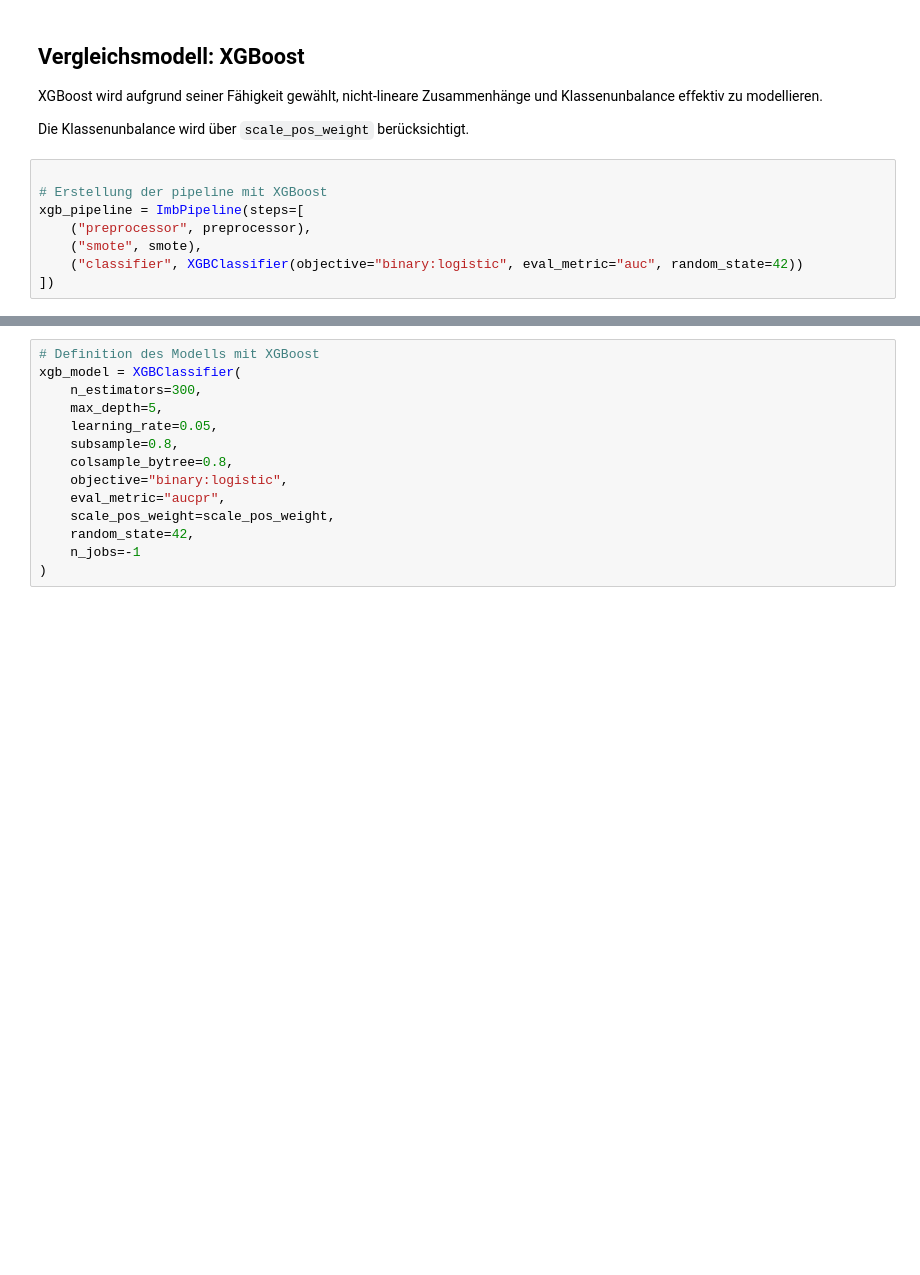
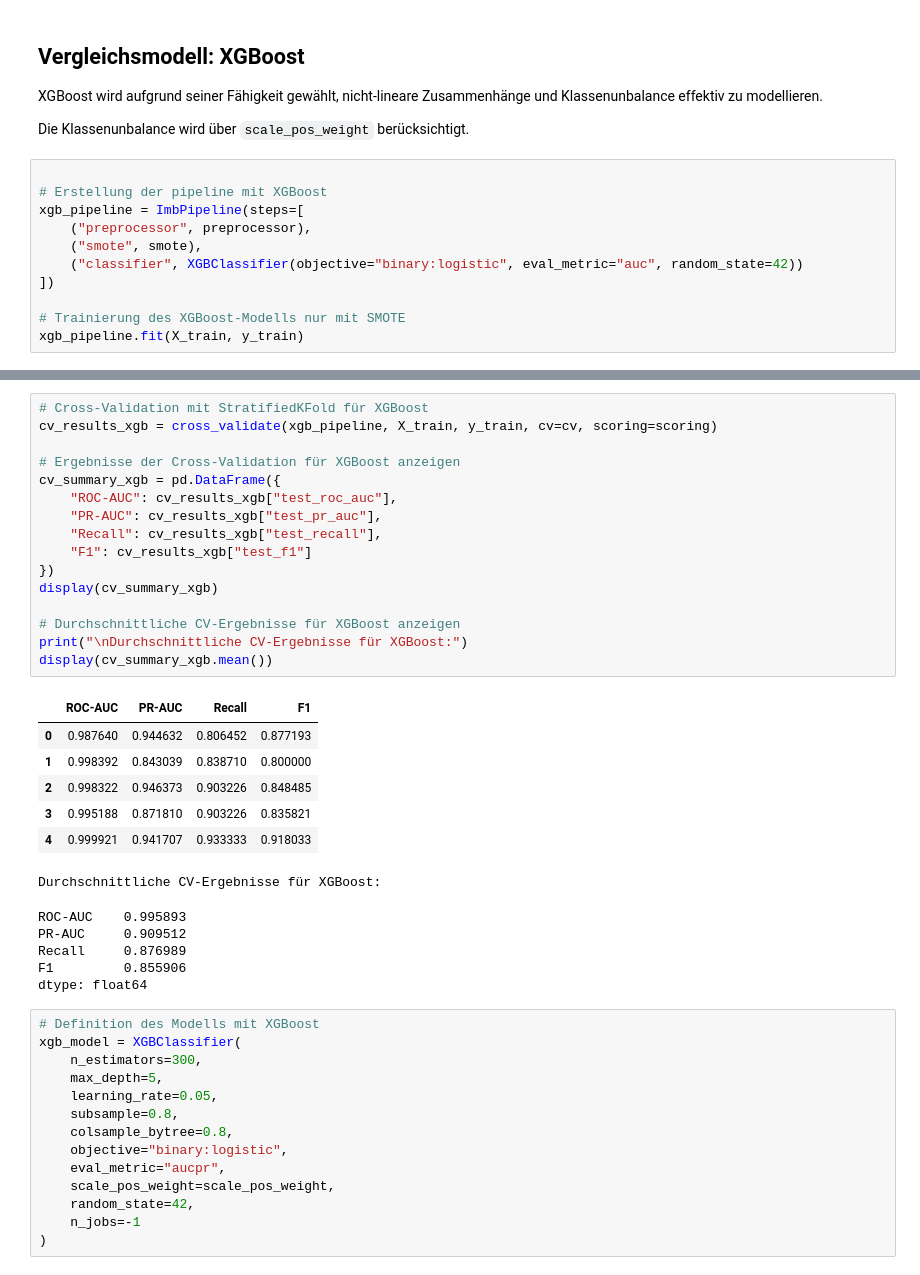
Before and after one commit to Bernardtouck/KI-Fraud-Detection, a Jupyter notebook: notebooks/04_modeling.ipynb, the cells around one changed output, grey strips where cells are left out. Drawn from its saved outputs; the diff is of its cells as text; blank space fills up the shorter version.

Commit message:
refactor(modeling): Remove manual validation set and keep Cross-Validation with StratifiedKFold

```diff
--- a/notebooks/04_modeling.ipynb
+++ b/notebooks/04_modeling.ipynb
@@ -270,4 +208,7 @@ xgb_pipeline = ImbPipeline(steps=[
     ("smote", smote),
     ("classifier", XGBClassifier(objective="binary:logistic", eval_metric="auc", random_state=42))
 ])
+
+# Trainierung des XGBoost-Modells nur mit SMOTE
+xgb_pipeline.fit(X_train, y_train)
 # %% [output]
@@ -275,3 +232,32 @@ scale_pos_weight für XGBoost: 494.87
+# %%
+# Cross-Validation mit StratifiedKFold für XGBoost
+cv_results_xgb = cross_validate(xgb_pipeline, X_train, y_train, cv=cv, scoring=scoring)
+
+# Ergebnisse der Cross-Validation für XGBoost anzeigen
+cv_summary_xgb = pd.DataFrame({
+    "ROC-AUC": cv_results_xgb["test_roc_auc"],
+    "PR-AUC": cv_results_xgb["test_pr_auc"],
+    "Recall": cv_results_xgb["test_recall"],
+    "F1": cv_results_xgb["test_f1"]
+})
+display(cv_summary_xgb)
+
+# Durchschnittliche CV-Ergebnisse für XGBoost anzeigen
+print("\nDurchschnittliche CV-Ergebnisse für XGBoost:")
+display(cv_summary_xgb.mean())
+# %% [output]
+|  | ROC-AUC | PR-AUC | Recall | F1 |
+| 0 | 0.987640 | 0.944632 | 0.806452 | 0.877193 |
+| 1 | 0.998392 | 0.843039 | 0.838710 | 0.800000 |
+| 2 | 0.998322 | 0.946373 | 0.903226 | 0.848485 |
+| 3 | 0.995188 | 0.871810 | 0.903226 | 0.835821 |
+| 4 | 0.999921 | 0.941707 | 0.933333 | 0.918033 |
+Durchschnittliche CV-Ergebnisse für XGBoost:
+ROC-AUC    0.995893
+PR-AUC     0.909512
+Recall     0.876989
+F1         0.855906
+dtype: float64
 # %%
 # Definition des Modells mit XGBoost
 xgb_model = XGBClassifier(
```
Also changed, not shown: parts of 7 cells of this notebook.
